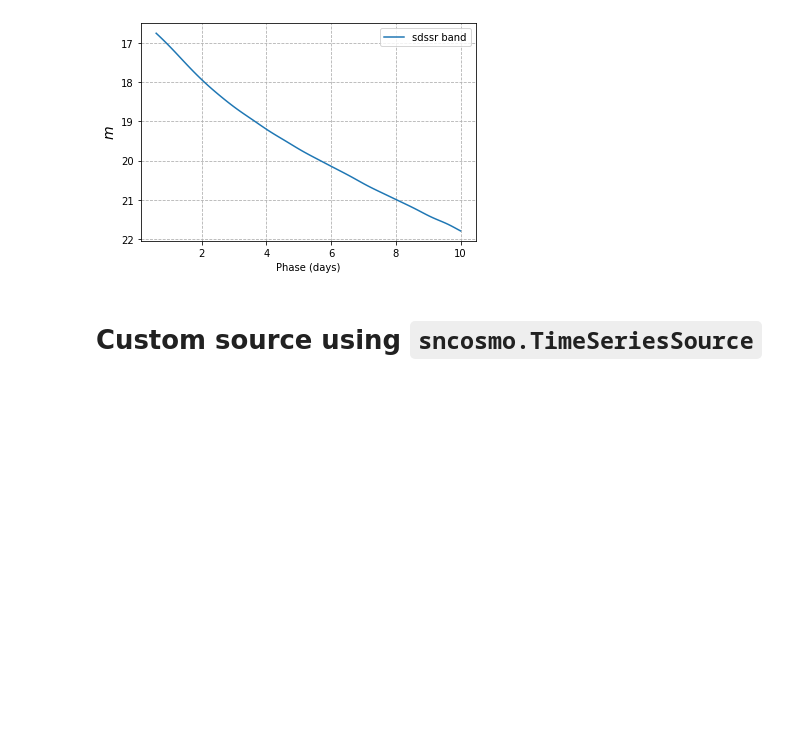
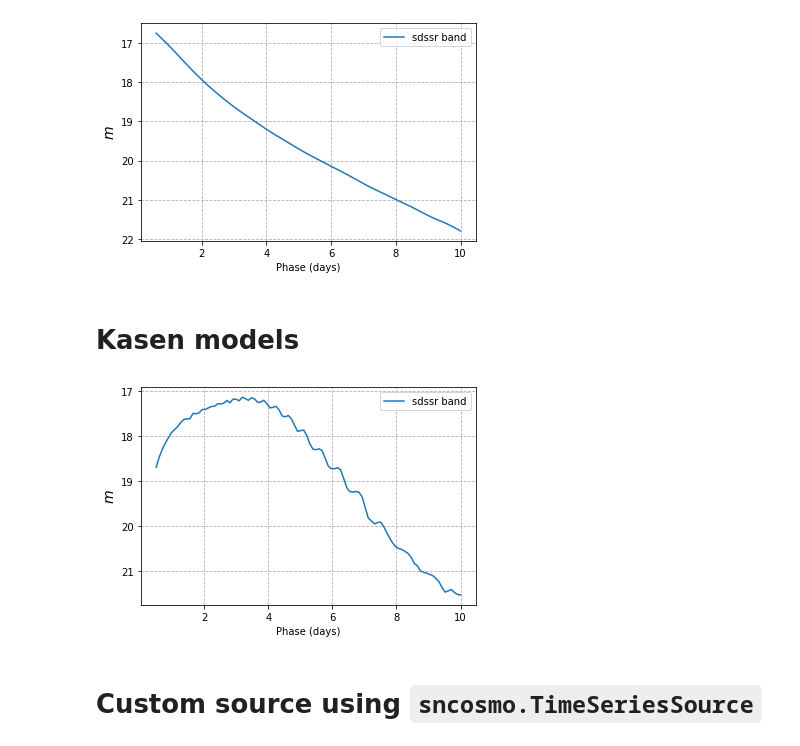
Before and after one commit to deepchatterjeeligo/bulla-models, a Jupyter notebook: doc/kn_cosmo_demo.ipynb, the cells around one changed output. Drawn from its saved outputs; the diff is of its cells as text; code cells hidden in the pictures; blank space fills up the shorter version.

Commit message:
added kasen time series models, add demo

```diff
--- a/doc/kn_cosmo_demo.ipynb
+++ b/doc/kn_cosmo_demo.ipynb
@@ -16,5 +18,13 @@ kne_lightcurve.plot_lightcurve('sdssr', phases)
 # %% [output]
 [figure]
+# %% [markdown]
+# Kasen models
+# %%
+# default parameters of GW170817
+kasen_kne_lightcurve = lightcurves.KasenLightCurve()
+kasen_kne_lightcurve.plot_lightcurve('sdssr', phases)
+# %% [output]
+[figure, added]
 # %% [markdown]
 # Custom source using `sncosmo.TimeSeriesSource`
 # %%
```
Also changed, not shown: parts of 5 cells of this notebook, 4 other files.
